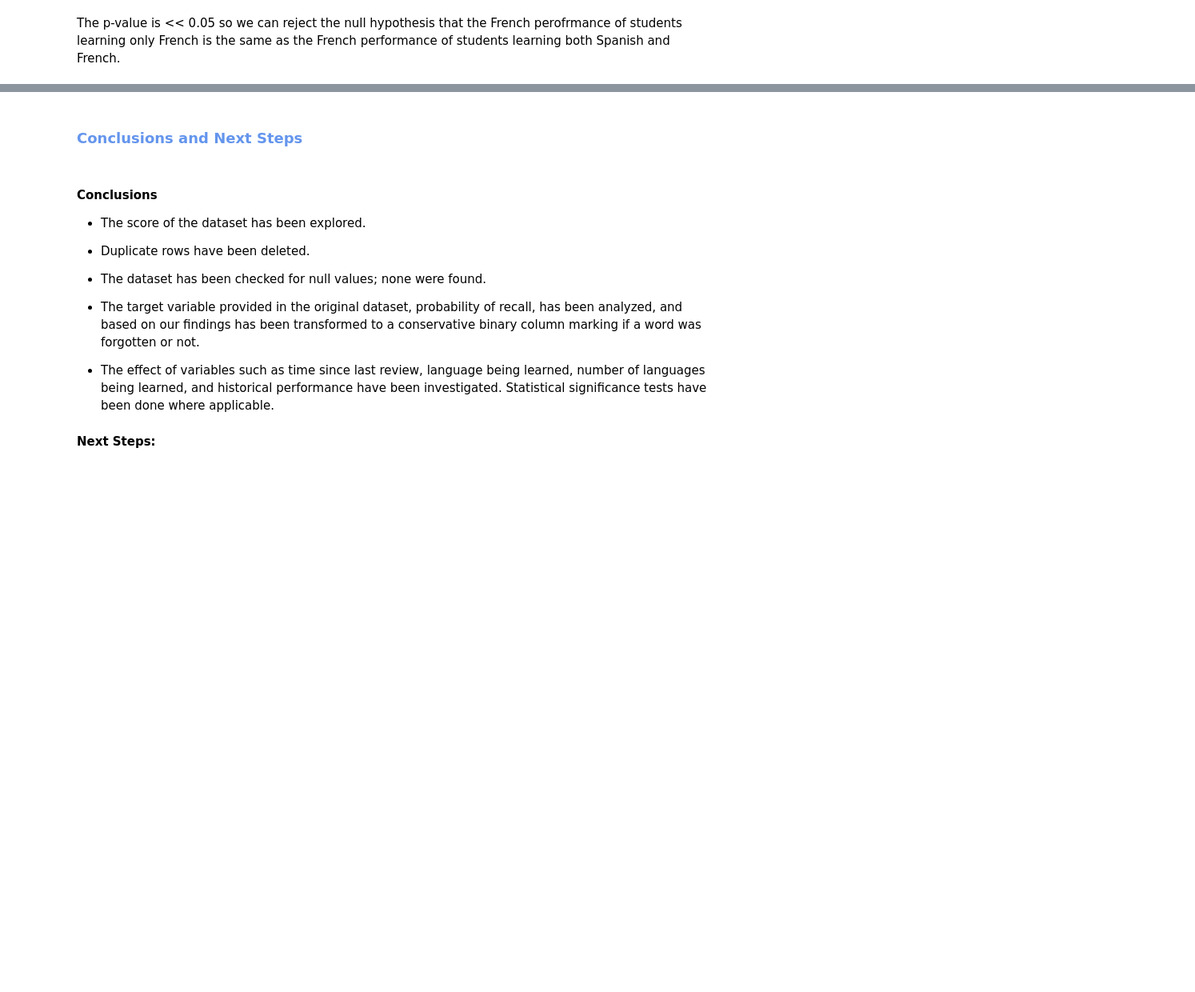
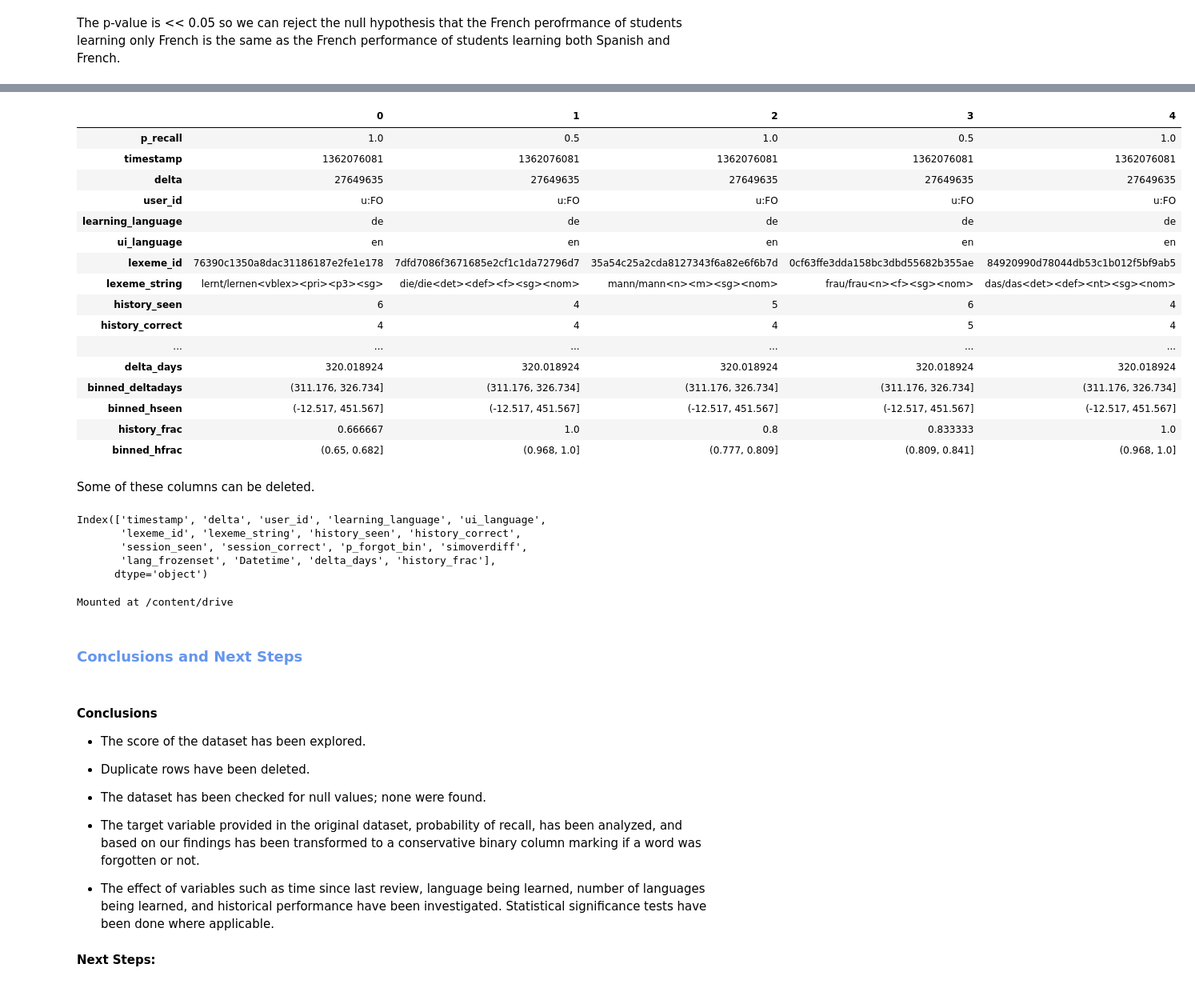
Before and after one commit to rts1988/Duolingo_spaced_repetition, a Jupyter notebook: 1_Introduction_basicEDA_Duolingo_spaced_repetition.ipynb, the cells around one changed output, grey strips where cells are left out. Shown at 80% size. Drawn from its saved outputs; the diff is of its cells as text; code cells hidden in the pictures; blank space fills up the shorter version.

```diff
--- a/1_Introduction_basicEDA_Duolingo_spaced_repetition.ipynb
+++ b/1_Introduction_basicEDA_Duolingo_spaced_repetition.ipynb
@@ -1050,0 +1110,22 @@ The p-value is << 0.05 so we can reject the null hypothesis that the French pero
+# %%
+datadf.head().transpose()
+# %% [output]
+|  | 0 | 1 | 2 | 3 | 4 |
+| p_recall | 1.0 | 0.5 | 1.0 | 0.5 | 1.0 |
+| timestamp | 1362076081 | 1362076081 | 1362076081 | 1362076081 | 1362076081 |
+| delta | 27649635 | 27649635 | 27649635 | 27649635 | 27649635 |
+| user_id | u:FO | u:FO | u:FO | u:FO | u:FO |
+| learning_language | de | de | de | de | de |
+| ui_language | en | en | en | en | en |
+| lexeme_id | 76390c1350a8dac31186187e2fe1e178 | 7dfd7086f3671685e2cf1c1da72796d7 | 35a54c25a2cda8127343f6a82e6f6b7d | 0cf63ffe3dda158bc3dbd55682b355ae | 84920990d78044db53c1b012f5bf9ab5 |
+| lexeme_string | lernt/lernen<vblex><pri><p3><sg> | die/die<det><def><f><sg><nom> | mann/mann<n><m><sg><nom> | frau/frau<n><f><sg><nom> | das/das<det><def><nt><sg><nom> |
+| history_seen | 6 | 4 | 5 | 6 | 4 |
+| history_correct | 4 | 4 | 4 | 5 | 4 |
+| ... | ... | ... | ... | ... | ... |
+| delta_days | 320.018924 | 320.018924 | 320.018924 | 320.018924 | 320.018924 |
+| binned_deltadays | (311.176, 326.734] | (311.176, 326.734] | (311.176, 326.734] | (311.176, 326.734] | (311.176, 326.734] |
+| binned_hseen | (-12.517, 451.567] | (-12.517, 451.567] | (-12.517, 451.567] | (-12.517, 451.567] | (-12.517, 451.567] |
+| history_frac | 0.666667 | 1.0 | 0.8 | 0.833333 | 1.0 |
+| binned_hfrac | (0.65, 0.682] | (0.968, 1.0] | (0.777, 0.809] | (0.809, 0.841] | (0.968, 1.0] |
+# %% [markdown]
+Some of these columns can be deleted.
@@ -1050,0 +1134,31 @@ The p-value is << 0.05 so we can reject the null hypothesis that the French pero
+# %%
+datadf.columns
+# %% [output]
+Index(['timestamp', 'delta', 'user_id', 'learning_language', 'ui_language',
+       'lexeme_id', 'lexeme_string', 'history_seen', 'history_correct',
+       'session_seen', 'session_correct', 'p_forgot_bin', 'simoverdiff',
+       'lang_frozenset', 'Datetime', 'delta_days', 'history_frac'],
+      dtype='object')
+# %%
+# importing data pickling and compression libraries.
+import bz2
+import pickle
+import _pickle as cPickle
+
+# mounting to google drive
+from google.colab import drive
+drive.mount('/content/drive')
+
+# functions to decompress a compressed pickle file
+def decompress_pickle(file):
+ data = bz2.BZ2File(file, 'rb')
+ data = cPickle.load(data)
+ return data
+
+def compressed_pickle(title, data):  # do not add extension in filename
+ with bz2.BZ2File(title + '.pbz2', 'w') as f:
+  cPickle.dump(data, f)
+
+path_name = '/content/drive/MyDrive/'
+# %% [output]
+Mounted at /content/drive
```
Also changed, not shown: parts of 41 cells of this notebook.
